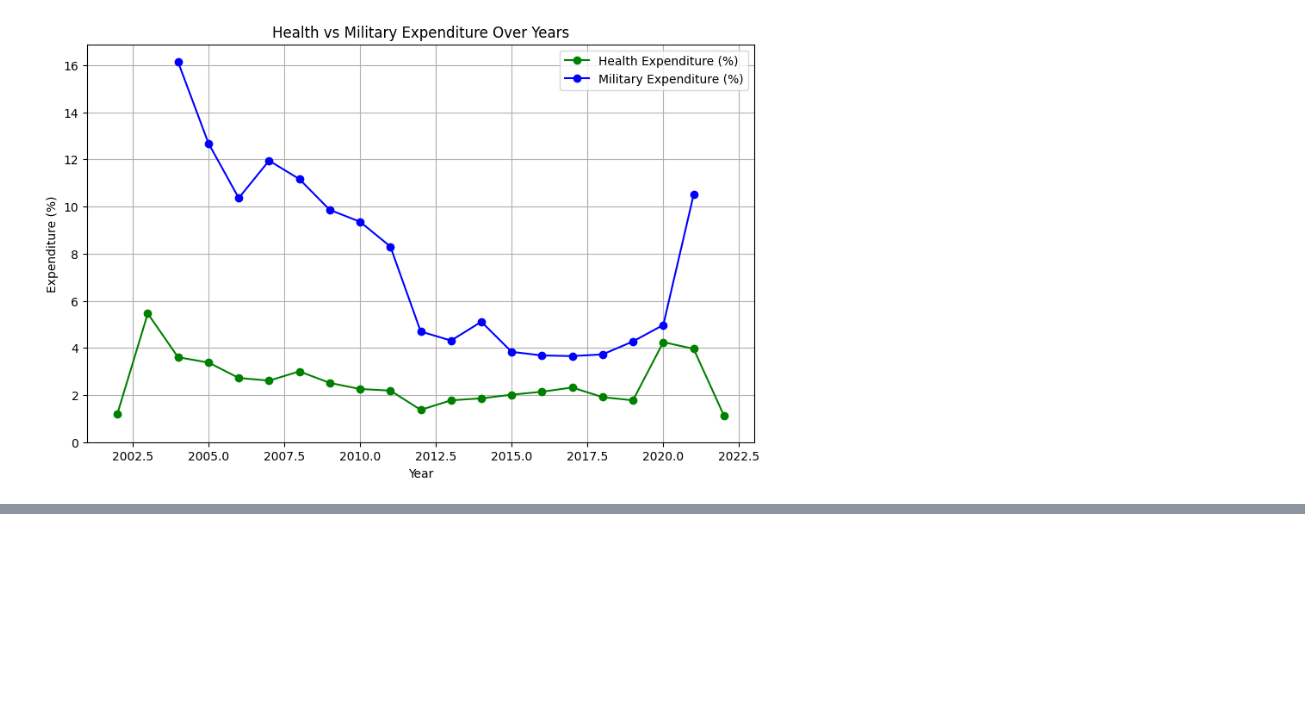
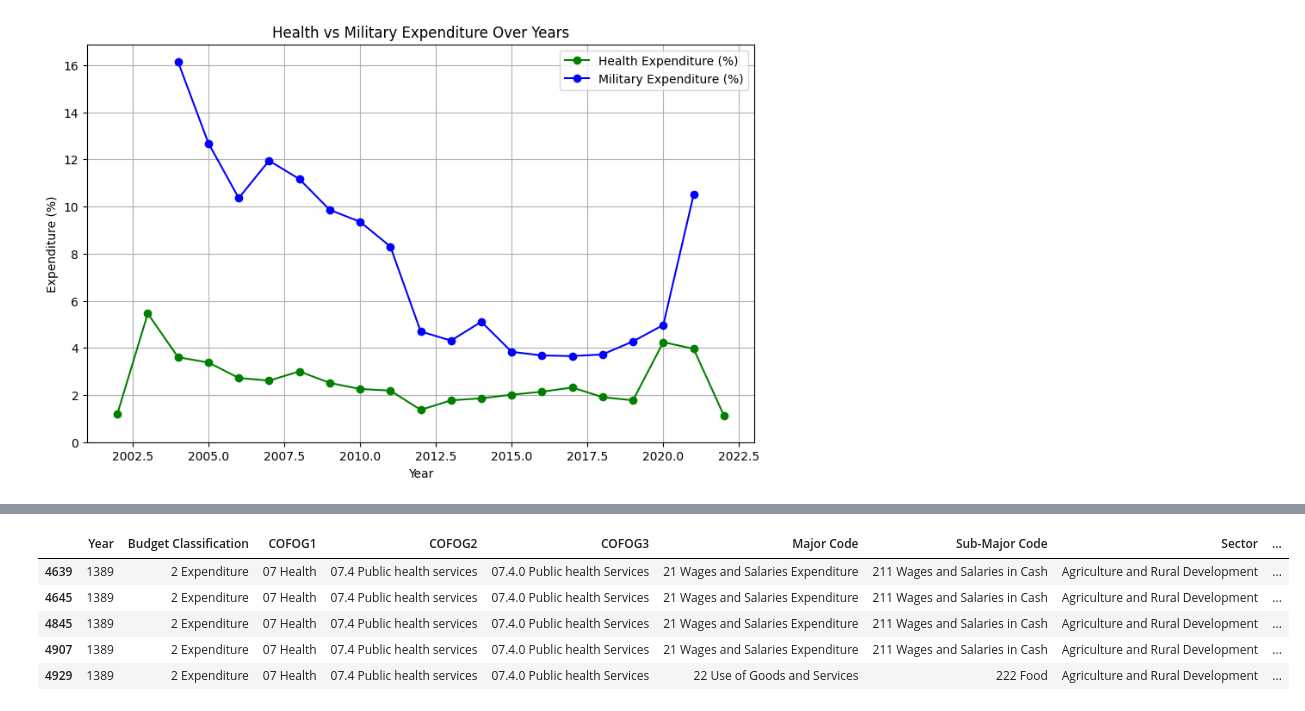
Before and after one commit to group-pi-dataviz/group-pi-dataviz.github.io, a Jupyter notebook: scripts/data_prepocessing_parte3.ipynb, the cells around one changed output, grey strips where cells are left out. Saved outputs shown, nothing was run; the diff lists cells and outputs as text; code cells hidden in the pictures; blank space fills up the shorter version.

```diff
--- a/scripts/data_prepocessing_parte3.ipynb
+++ b/scripts/data_prepocessing_parte3.ipynb
@@ -180,0 +373,3 @@ plt.show()
+# %%
+health_data['Fund Component'].value_counts().sort_index() # Not interesting - to be dropped
+health_data = health_data.drop(columns=['Fund Component'])
@@ -180,0 +403,17 @@ plt.show()
+# %%
+health_data = health_data.rename(columns=lambda x: x.strip())
+health_data['Budget'].value_counts().sort_index() # Dropping it
+health_data = health_data.drop(columns=['Budget'])
+# %%
+health_data['Expenditure'].value_counts()  # To be cleaned as well
+health_data = health_data[~health_data['Expenditure'].str.contains('-', na=False)]
+health_data = health_data[~health_data['Expenditure'].str.contains('[()]', regex=True, na=False)]
+#health_data = health_data[health_data['Expenditure'].str.replace('.', '', regex=False).str.isdigit()]
+
+# AGGIUNGI QUESTA RIGA per rimuovere i punti prima della conversione
+health_data['Expenditure'] = health_data['Expenditure'].str.replace('.', '', regex=False)
+
+health_data['Expenditure'] = pd.to_numeric(health_data['Expenditure'], errors='coerce')  # float type
+# %%
+# dropping it
+health_data = health_data.drop(columns=['Commitment/Obligation'])
@@ -180,0 +456,9 @@ plt.show()
+# %%
+health_data.head()
+# %% [output]
+|  | Year | Budget Classification | COFOG1 | COFOG2 | COFOG3 | Major Code | Sub-Major Code | Sector | ... |
+| 4639 | 1389 | 2 Expenditure | 07 Health | 07.4 Public health services | 07.4.0 Public health Services | 21 Wages and Salaries Expenditure | 211 Wages and Salaries in Cash | Agriculture and Rural Development | ... |
+| 4645 | 1389 | 2 Expenditure | 07 Health | 07.4 Public health services | 07.4.0 Public health Services | 21 Wages and Salaries Expenditure | 211 Wages and Salaries in Cash | Agriculture and Rural Development | ... |
+| 4845 | 1389 | 2 Expenditure | 07 Health | 07.4 Public health services | 07.4.0 Public health Services | 21 Wages and Salaries Expenditure | 211 Wages and Salaries in Cash | Agriculture and Rural Development | ... |
+| 4907 | 1389 | 2 Expenditure | 07 Health | 07.4 Public health services | 07.4.0 Public health Services | 21 Wages and Salaries Expenditure | 211 Wages and Salaries in Cash | Agriculture and Rural Development | ... |
+| 4929 | 1389 | 2 Expenditure | 07 Health | 07.4 Public health services | 07.4.0 Public health Services | 22 Use of Goods and Services | 222 Food | Agriculture and Rural Development | ... |
```
Also changed, not shown: parts of 40 cells of this notebook, 2 other files.
